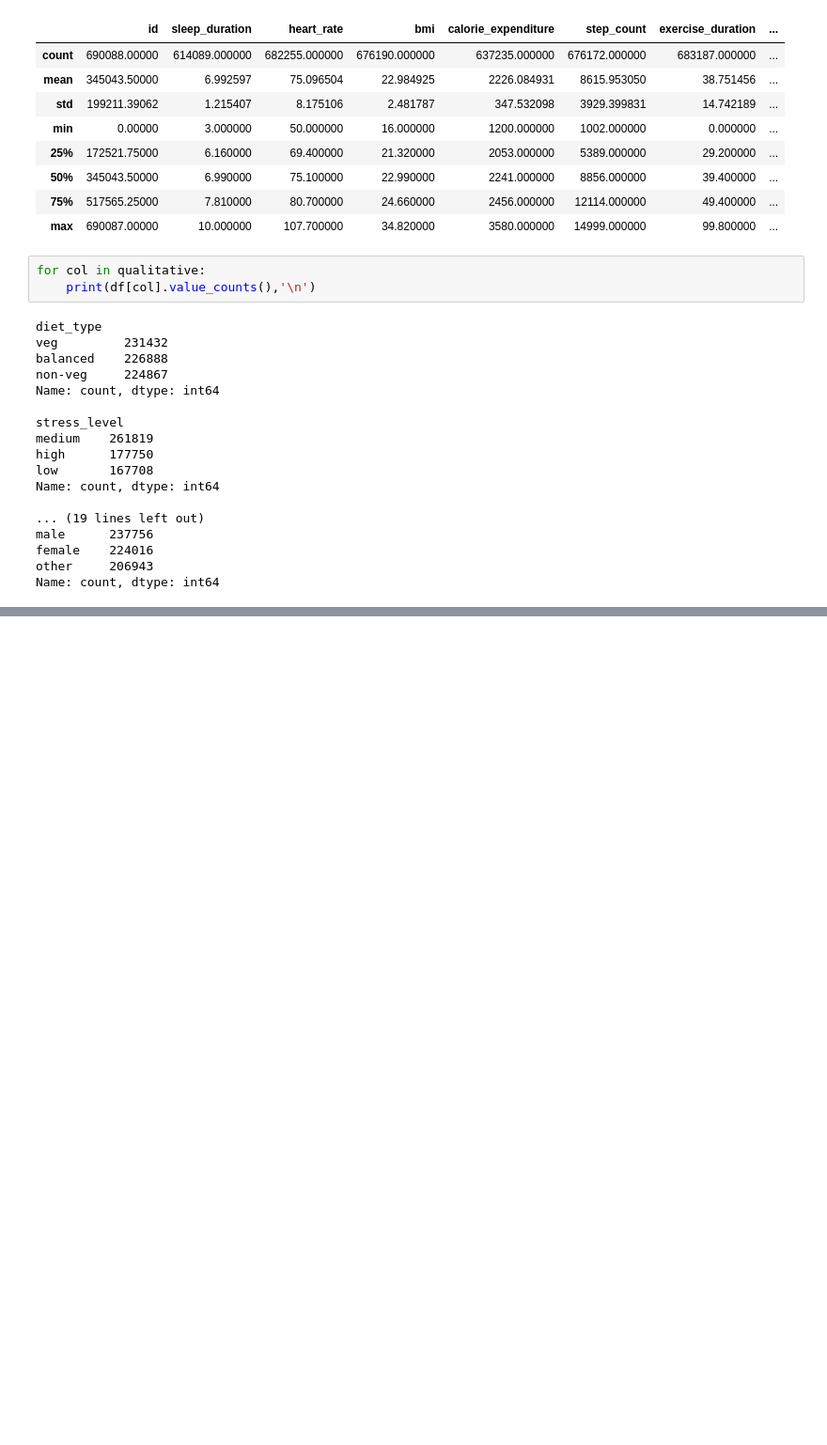
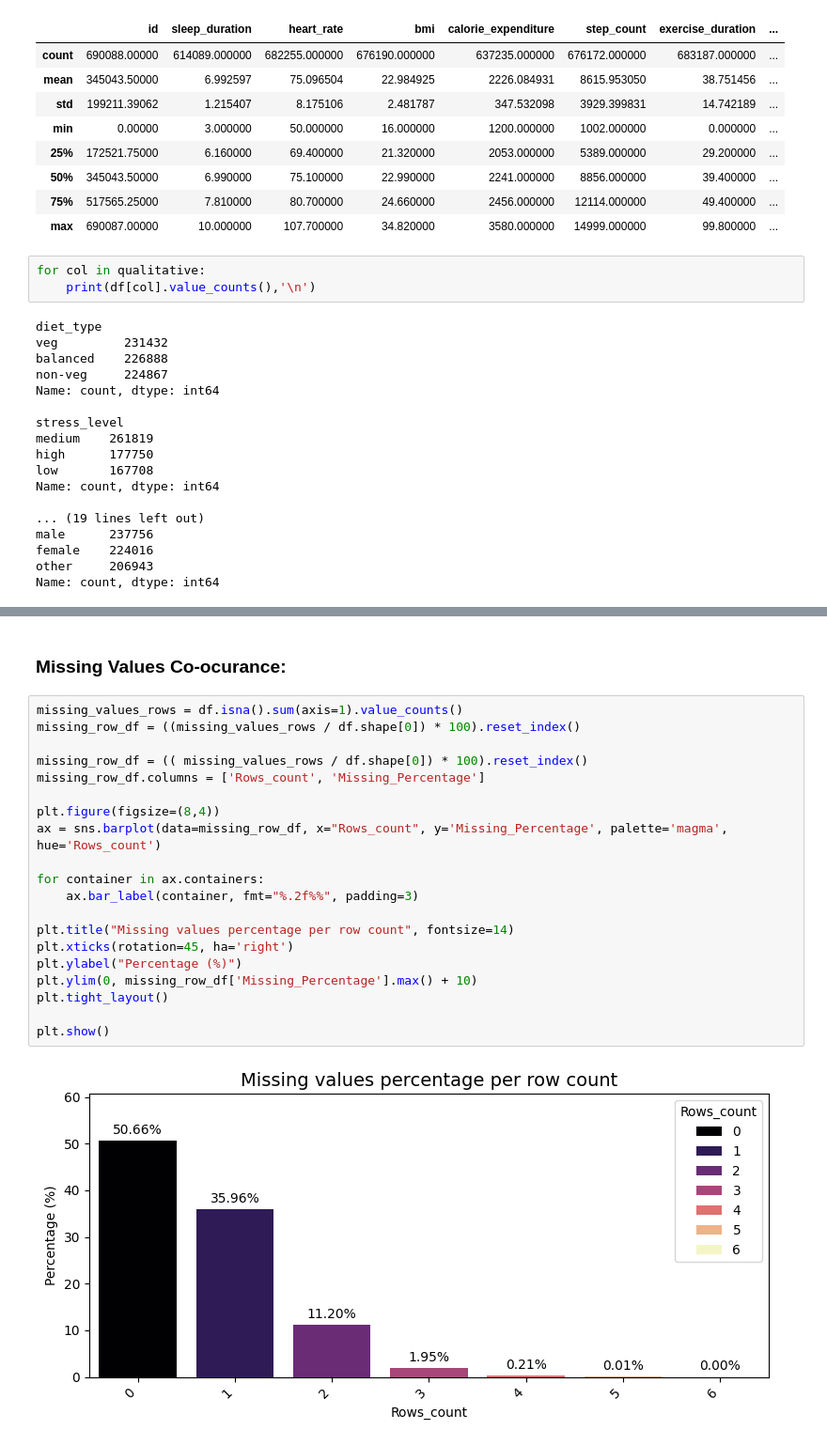
Before and after one commit to samrat-rm/Brain-Cache, a Jupyter notebook: Kaggle_notebooks/Emsemble/Student_Health_Risk/Student_Health_Risk_EDA.ipynb, the cells around one changed output, grey strips where cells are left out. Shown at 94% size. Saved outputs shown, nothing was run; the diff lists cells and outputs as text; blank space fills up the shorter version.

```diff
--- a/Kaggle_notebooks/Emsemble/Student_Health_Risk/Student_Health_Risk_EDA.ipynb
+++ b/Kaggle_notebooks/Emsemble/Student_Health_Risk/Student_Health_Risk_EDA.ipynb
@@ -100,0 +184,24 @@ Name: count, dtype: int64
+# %% [markdown]
+### Missing Values Co-ocurance:
+# %%
+missing_values_rows = df.isna().sum(axis=1).value_counts()
+missing_row_df = ((missing_values_rows / df.shape[0]) * 100).reset_index()
+
+missing_row_df = (( missing_values_rows / df.shape[0]) * 100).reset_index()
+missing_row_df.columns = ['Rows_count', 'Missing_Percentage']
+
+plt.figure(figsize=(8,4))
+ax = sns.barplot(data=missing_row_df, x="Rows_count", y='Missing_Percentage', palette='magma', hue='Rows_count')
+
+for container in ax.containers:
+    ax.bar_label(container, fmt="%.2f%%", padding=3)
+
+plt.title("Missing values percentage per row count", fontsize=14)
+plt.xticks(rotation=45, ha='right')
+plt.ylabel("Percentage (%)")
+plt.ylim(0, missing_row_df['Missing_Percentage'].max() + 10)
+plt.tight_layout()
+
+plt.show()
+# %% [output]
+[figure, added]
```
Also changed, not shown: parts of 40 cells of this notebook.
